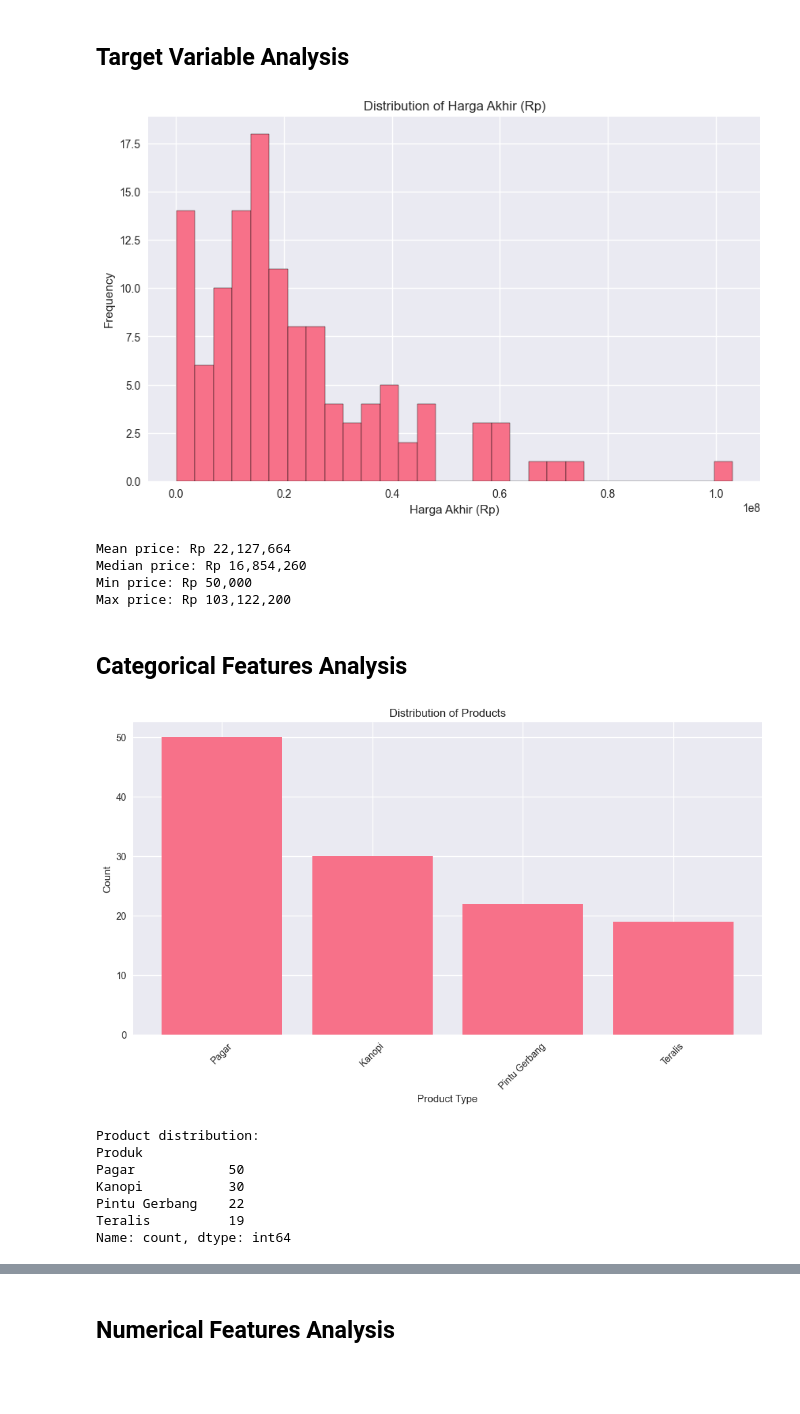
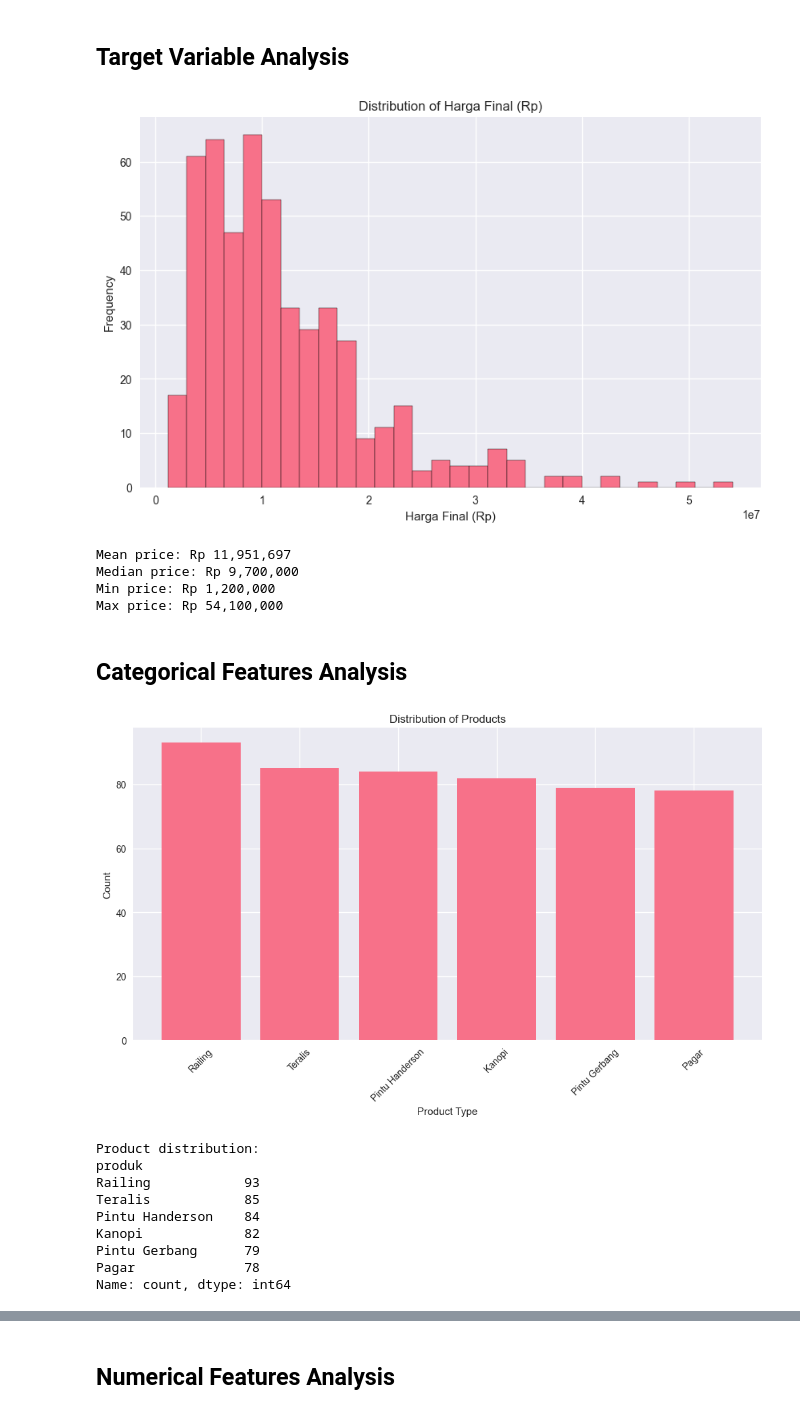
Before and after one commit to Zakvsl/azkaljayalas, a Jupyter notebook: python/train_predict.ipynb, the cells around one changed output, grey strips where cells are left out. Drawn from its saved outputs; the diff is of its cells as text; code cells hidden in the pictures; blank space fills up the shorter version.

```diff
--- a/python/train_predict.ipynb
+++ b/python/train_predict.ipynb
@@ -41,6 +42,6 @@ Note: you may need to restart the kernel to use updated packages.
 # %%
-# Load the dataset
-df = pd.read_excel('dataset_bengkel_las2.xlsx', sheet_name='Dataset Transaksi')
+# Load the dataset (FINAL VERSION: harga dibulatkan)
+df = pd.read_csv('azkaljayalas_dataset.csv')
 
 # Display basic information
 print("Dataset shape:", df.shape)
@@ -107,47 +183,49 @@ df.describe()
 # %% [markdown]
 ## Target Variable Analysis
 # %%
-# Distribution of target variable (Harga Akhir)
+# Distribution of target variable (harga_final)
 plt.figure(figsize=(10, 6))
-plt.hist(df['Harga Akhir (Rp)'], bins=30, edgecolor='black')
-plt.title('Distribution of Harga Akhir (Rp)')
-plt.xlabel('Harga Akhir (Rp)')
+plt.hist(df['harga_final'], bins=30, edgecolor='black')
+plt.title('Distribution of Harga Final (Rp)')
+plt.xlabel('Harga Final (Rp)')
 plt.ylabel('Frequency')
 plt.show()
 
-print(f"Mean price: Rp {df['Harga Akhir (Rp)'].mean():,.0f}")
-print(f"Median price: Rp {df['Harga Akhir (Rp)'].median():,.0f}")
-print(f"Min price: Rp {df['Harga Akhir (Rp)'].min():,.0f}")
-print(f"Max price: Rp {df['Harga Akhir (Rp)'].max():,.0f}")
+print(f"Mean price: Rp {df['harga_final'].mean():,.0f}")
+print(f"Median price: Rp {df['harga_final'].median():,.0f}")
+print(f"Min price: Rp {df['harga_final'].min():,.0f}")
+print(f"Max price: Rp {df['harga_final'].max():,.0f}")
 # %% [output]
-[figure, old version]
+[figure, new version]
-Mean price: Rp 22,127,664
-Median price: Rp 16,854,260
-Min price: Rp 50,000
-Max price: Rp 103,122,200
+Mean price: Rp 11,951,697
+Median price: Rp 9,700,000
+Min price: Rp 1,200,000
+Max price: Rp 54,100,000
 # %% [markdown]
 ## Categorical Features Analysis
 # %%
 # Distribution of products
 plt.figure(figsize=(12, 6))
-product_counts = df['Produk'].value_counts()
+product_counts = df['produk'].value_counts()
 plt.bar(product_counts.index, product_counts.values)
 plt.title('Distribution of Products')
 plt.xlabel('Product Type')
 plt.ylabel('Count')
 plt.xticks(rotation=45)
 plt.show()
 
 print("Product distribution:")
 print(product_counts)
 # %% [output]
-[figure, old version]
+[figure, new version]
 Product distribution:
-Produk
-Pagar            50
-Kanopi           30
-Pintu Gerbang    22
-Teralis          19
+produk
+Railing            93
+Teralis            85
+Pintu Handerson    84
+Kanopi             82
+Pintu Gerbang      79
+Pagar              78
 Name: count, dtype: int64
 # %%
 # Average price by product type
```
Also changed, not shown: parts of 49 cells of this notebook, 53 other files.
